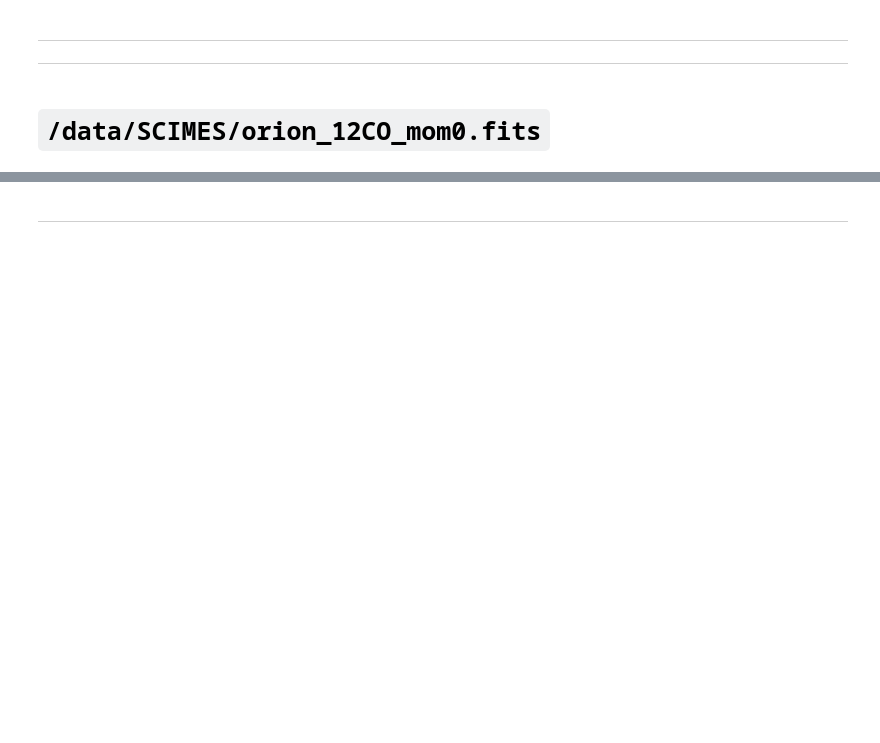
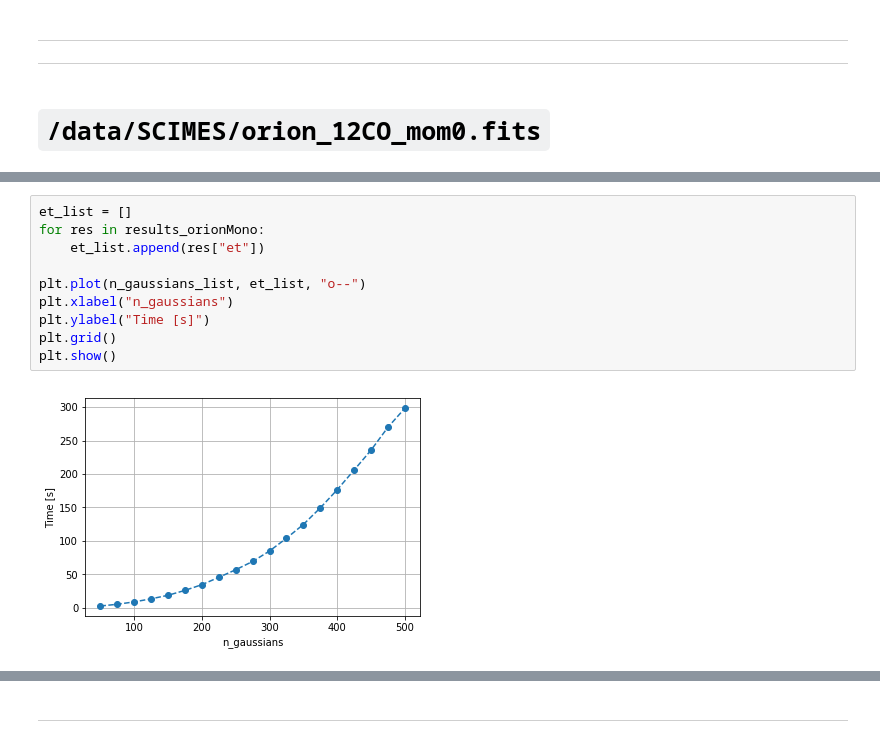
Before and after one commit to mavillan/HDMClouds, a Jupyter notebook: notebooks/exp-n_gaussians.ipynb, the cells around one changed output, grey strips where cells are left out. Drawn from its saved outputs; the diff is of its cells as text; blank space fills up the shorter version.

```diff
--- a/notebooks/exp-n_gaussians.ipynb
+++ b/notebooks/exp-n_gaussians.ipynb
@@ -277,0 +271,12 @@ todo:
+# %%
+et_list = []
+for res in results_orionMono:
+    et_list.append(res["et"])
+
+plt.plot(n_gaussians_list, et_list, "o--")
+plt.xlabel("n_gaussians")
+plt.ylabel("Time [s]")
+plt.grid()
+plt.show()
+# %% [output]
+[figure, added]
```
Also changed, not shown: parts of 29 cells of this notebook.
